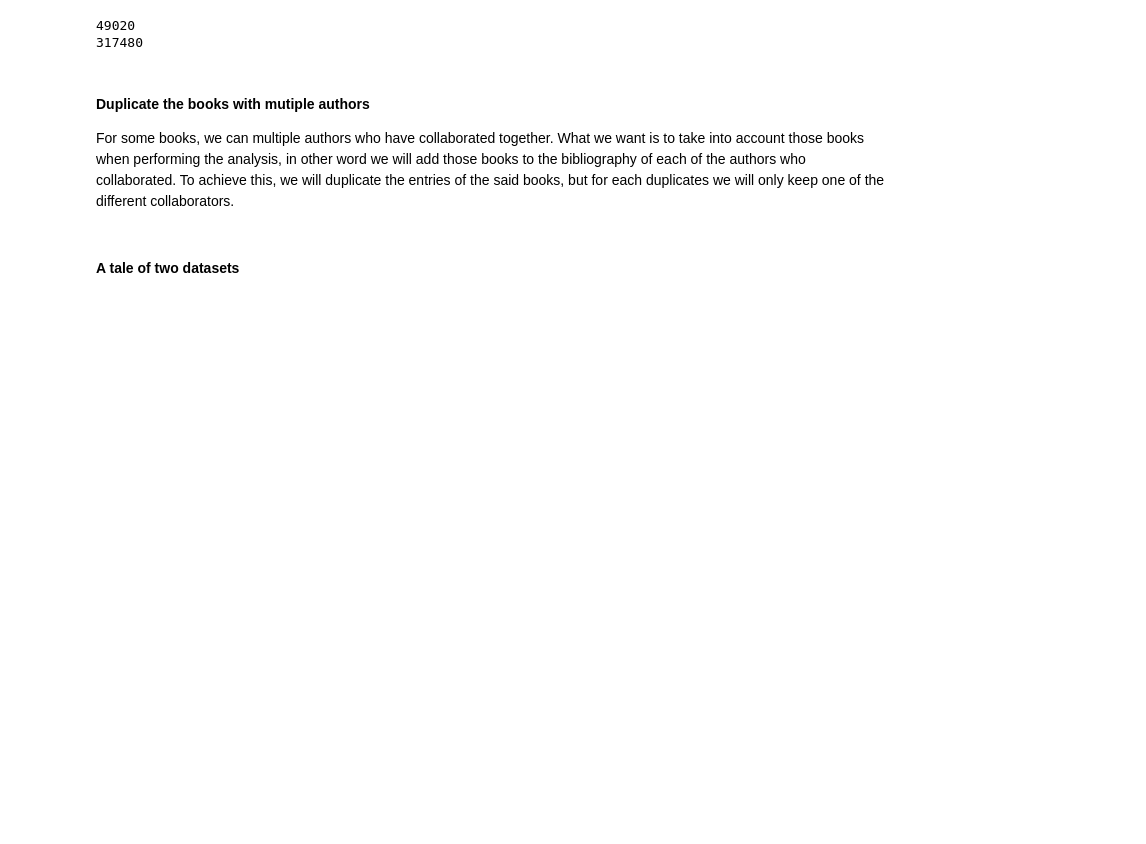
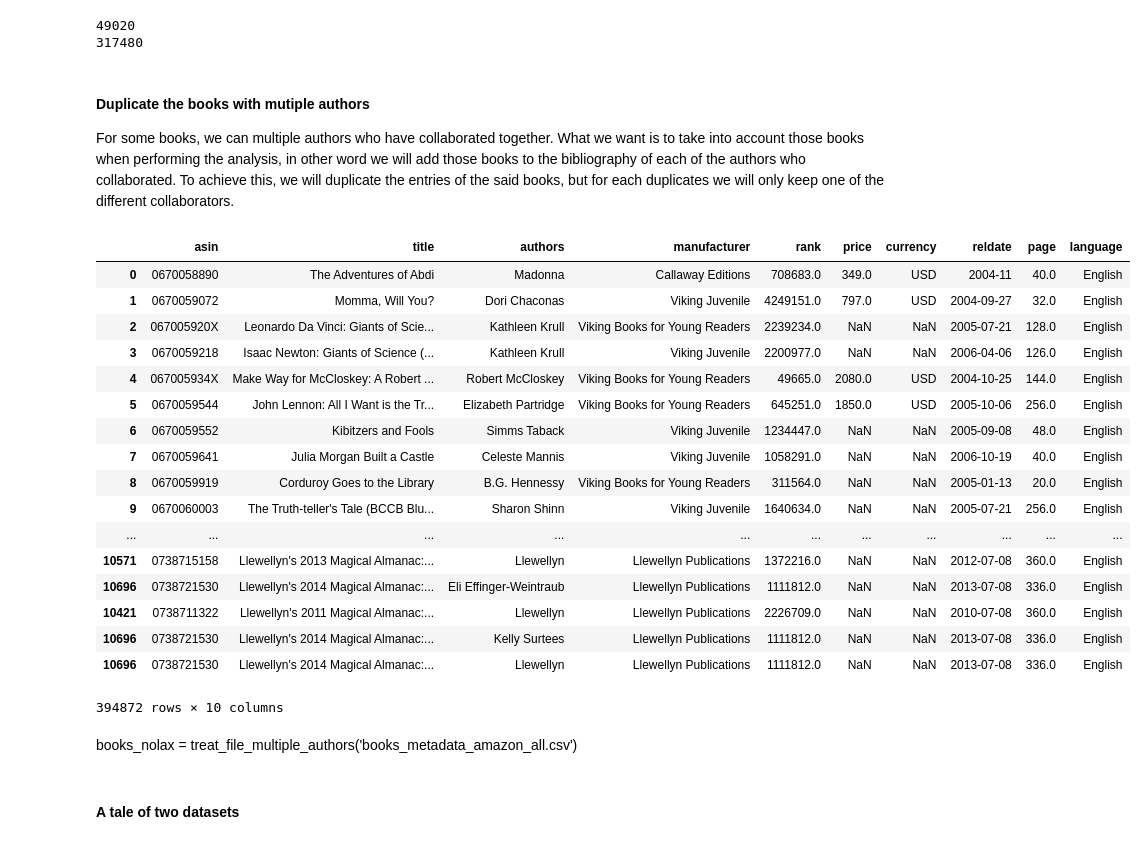
Before and after one commit to mj2905/ProjectMYP, a Jupyter notebook: project/Milestone 2 PA clean.ipynb, the cells around one changed output. Drawn from its saved outputs; the diff is of its cells as text; code cells hidden in the pictures; blank space fills up the shorter version.

```diff
--- a/project/Milestone 2 PA clean.ipynb
+++ b/project/Milestone 2 PA clean.ipynb
@@ -572,17 +568,40 @@ def treat_file_multiple_authors(path_dataframe):
     ebooks_with_unmerged_authors['authors'] = authors_unmerged_with_ind.values
 
     return ebooks_with_unmerged_authors
+# %%
+WRITE_FLAT = True
 # %%
 if WRITE_FLAT:
-    #books_nolax = treat_and_get_mean_var_rank('books_metadata_amazon_all.csv')
-    ebooks_nolax = treat_and_get_mean_var_rank('ebooks_metadata_amazon.csv')
-    books_flat_lax = treat_and_get_mean_var_rank('books_metadata_amazon_lax.csv')
+    books_nolax = treat_and_get_mean_var_rank('books_metadata_amazon_all.csv')
+    #ebooks_nolax = treat_and_get_mean_var_rank('ebooks_metadata_amazon.csv')
+    #books_flat_lax = treat_and_get_mean_var_rank('books_metadata_amazon_lax.csv')
 
-    #books_nolax.to_csv('books_flat_authors.csv')
-    ebooks_nolax.to_csv('ebooks_flat_authors.csv')
-    books_flat_lax.to_csv('books_flatlax_authors.csv')
+    books_nolax.to_csv('books_flat_authors.csv')
+    #ebooks_nolax.to_csv('ebooks_flat_authors.csv')
+    #books_flat_lax.to_csv('books_flatlax_authors.csv')
-# %%
-books_nolax = treat_file_multiple_authors('books_metadata_amazon_all.csv')
+# %%
+books_nolax
+# %% [output]
+|  | asin | title | authors | manufacturer | rank | price | currency | reldate | page | language |
+| 0 | 0670058890 | The Adventures of Abdi | Madonna | Callaway Editions | 708683.0 | 349.0 | USD | 2004-11 | 40.0 | English |
+| 1 | 0670059072 | Momma, Will You? | Dori Chaconas | Viking Juvenile | 4249151.0 | 797.0 | USD | 2004-09-27 | 32.0 | English |
+| 2 | 067005920X | Leonardo Da Vinci: Giants of Scie... | Kathleen Krull | Viking Books for Young Readers | 2239234.0 | NaN | NaN | 2005-07-21 | 128.0 | English |
+| 3 | 0670059218 | Isaac Newton: Giants of Science (... | Kathleen Krull | Viking Juvenile | 2200977.0 | NaN | NaN | 2006-04-06 | 126.0 | English |
+| 4 | 067005934X | Make Way for McCloskey: A Robert ... | Robert McCloskey | Viking Books for Young Readers | 49665.0 | 2080.0 | USD | 2004-10-25 | 144.0 | English |
+| 5 | 0670059544 | John Lennon: All I Want is the Tr... | Elizabeth Partridge | Viking Books for Young Readers | 645251.0 | 1850.0 | USD | 2005-10-06 | 256.0 | English |
+| 6 | 0670059552 | Kibitzers and Fools | Simms Taback | Viking Juvenile | 1234447.0 | NaN | NaN | 2005-09-08 | 48.0 | English |
+| 7 | 0670059641 | Julia Morgan Built a Castle | Celeste Mannis | Viking Juvenile | 1058291.0 | NaN | NaN | 2006-10-19 | 40.0 | English |
+| 8 | 0670059919 | Corduroy Goes to the Library | B.G. Hennessy | Viking Books for Young Readers | 311564.0 | NaN | NaN | 2005-01-13 | 20.0 | English |
+| 9 | 0670060003 | The Truth-teller's Tale (BCCB Blu... | Sharon Shinn | Viking Juvenile | 1640634.0 | NaN | NaN | 2005-07-21 | 256.0 | English |
+| ... | ... | ... | ... | ... | ... | ... | ... | ... | ... | ... |
+| 10571 | 0738715158 | Llewellyn's 2013 Magical Almanac:... | Llewellyn | Llewellyn Publications | 1372216.0 | NaN | NaN | 2012-07-08 | 360.0 | English |
+| 10696 | 0738721530 | Llewellyn's 2014 Magical Almanac:... | Eli Effinger-Weintraub | Llewellyn Publications | 1111812.0 | NaN | NaN | 2013-07-08 | 336.0 | English |
+| 10421 | 0738711322 | Llewellyn's 2011 Magical Almanac:... | Llewellyn | Llewellyn Publications | 2226709.0 | NaN | NaN | 2010-07-08 | 360.0 | English |
+| 10696 | 0738721530 | Llewellyn's 2014 Magical Almanac:... | Kelly Surtees | Llewellyn Publications | 1111812.0 | NaN | NaN | 2013-07-08 | 336.0 | English |
+| 10696 | 0738721530 | Llewellyn's 2014 Magical Almanac:... | Llewellyn | Llewellyn Publications | 1111812.0 | NaN | NaN | 2013-07-08 | 336.0 | English |
+394872 rows × 10 columns
+# %% [markdown]
+books_nolax = treat_file_multiple_authors('books_metadata_amazon_all.csv')
 # %% [markdown]
 #### A tale of two datasets
 # %%
```
Also changed, not shown: parts of 19 cells of this notebook.
